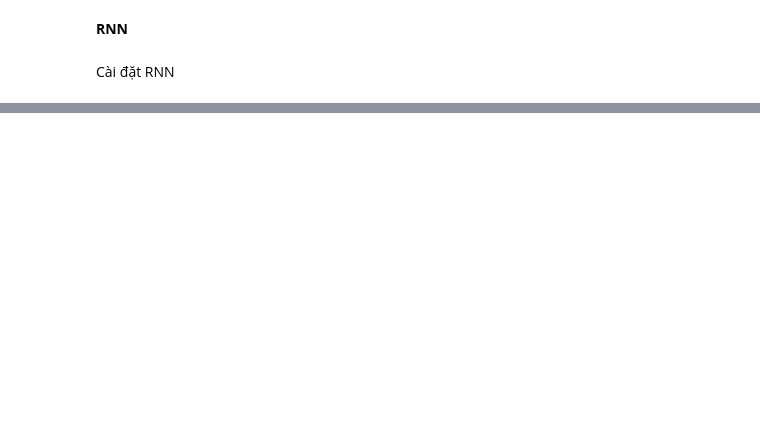
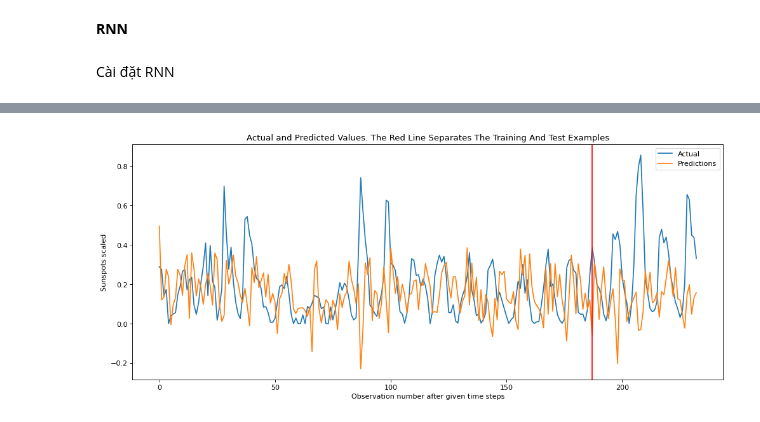
Before and after one commit to ThanhTruc297PRJ/TH_DLN, a Jupyter notebook: Buoi5.ipynb, the cells around one changed output, grey strips where cells are left out. Saved outputs shown, nothing was run; the diff lists cells and outputs as text; code cells hidden in the pictures; blank space fills up the shorter version.

Commit message:
Được tạo bằng Colab

```diff
--- a/Buoi5.ipynb
+++ b/Buoi5.ipynb
@@ -36,0 +157,13 @@ demo_RNN = create_RNN(2, 1, (3, 1), ['linear', 'linear'])
+# %%
+def create_RNN(hidden_units, dense_units, input_shape, activation):
+    model = Sequential()
+    # Sửa cảnh báo input_shape bằng cách dùng Input layer hoặc truyền đúng chuẩn Keras 3
+    model.add(SimpleRNN(hidden_units, input_shape=input_shape, activation=activation[0]))
+    model.add(Dense(dense_units, activation=activation[1]))
+
+    # SỬA LỖI TẠI ĐÂY: 'mean_squared_error' thay vì 'mean_square_error'
+    model.compile(optimizer='adam', loss='mean_squared_error', metrics=['accuracy'])
+    return model
+# %%
+model = create_RNN(hidden_units=3, dense_units=1, input_shape=(time_steps, 1), activation=['tanh', 'tanh'])
+model_fit = model.fit(trainX, trainY, epochs=20, verbose=1)
@@ -36,0 +188,15 @@ demo_RNN = create_RNN(2, 1, (3, 1), ['linear', 'linear'])
+# %%
+#Hàm tính kết quả model
+def print_error(trainY, testY, train_predict, test_predict):
+    # Error of predictions
+    train_rmse = math.sqrt(mean_squared_error(trainY, train_predict))
+    test_rmse = math.sqrt(mean_squared_error(testY, test_predict))
+    # Print RMSE
+    print('Train RMSE: %.3f RMSE' % (train_rmse))
+    print('Test RMSE: %.3f RMSE' % (test_rmse))
+
+# make predictions
+train_predict = model.predict(trainX)
+test_predict = model.predict(testX)
+# Mean square error
+print_error(trainY, testY, train_predict, test_predict)
@@ -36,0 +208,18 @@ demo_RNN = create_RNN(2, 1, (3, 1), ['linear', 'linear'])
+# %%
+# Plot the result(ĐG)
+def plot_result(trainY, testY, train_predict, test_predict):
+    actual = np.append(trainY, testY)
+    predictions = np.append(train_predict, test_predict)
+    rows = len(actual)
+    plt.figure(figsize=(15, 6), dpi=80)
+    plt.plot(range(rows), actual)
+    plt.plot(range(rows), predictions)
+    plt.axvline(x=len(trainY), color='r')
+    plt.legend(['Actual', 'Predictions'])
+    plt.xlabel('Observation number after given time steps')
+    plt.ylabel('Sunspots scaled')
+    plt.title('Actual and Predicted Values. The Red Line Separates The Training And Test Examples')
+    plt.show()
+plot_result(trainY, testY, train_predict, test_predict)
+# %% [output]
+[figure, added]
```
Also changed, not shown: parts of 11 cells of this notebook.
